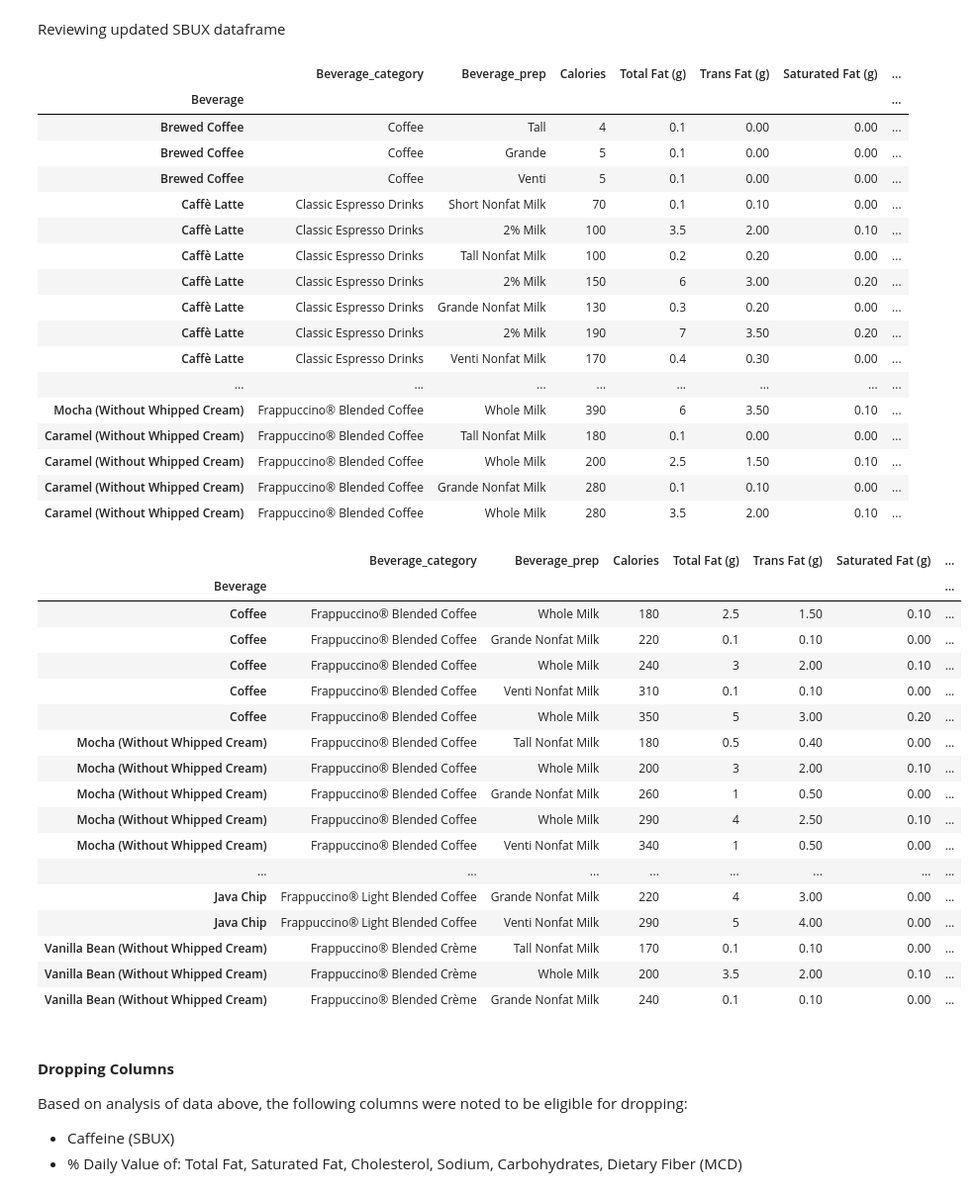
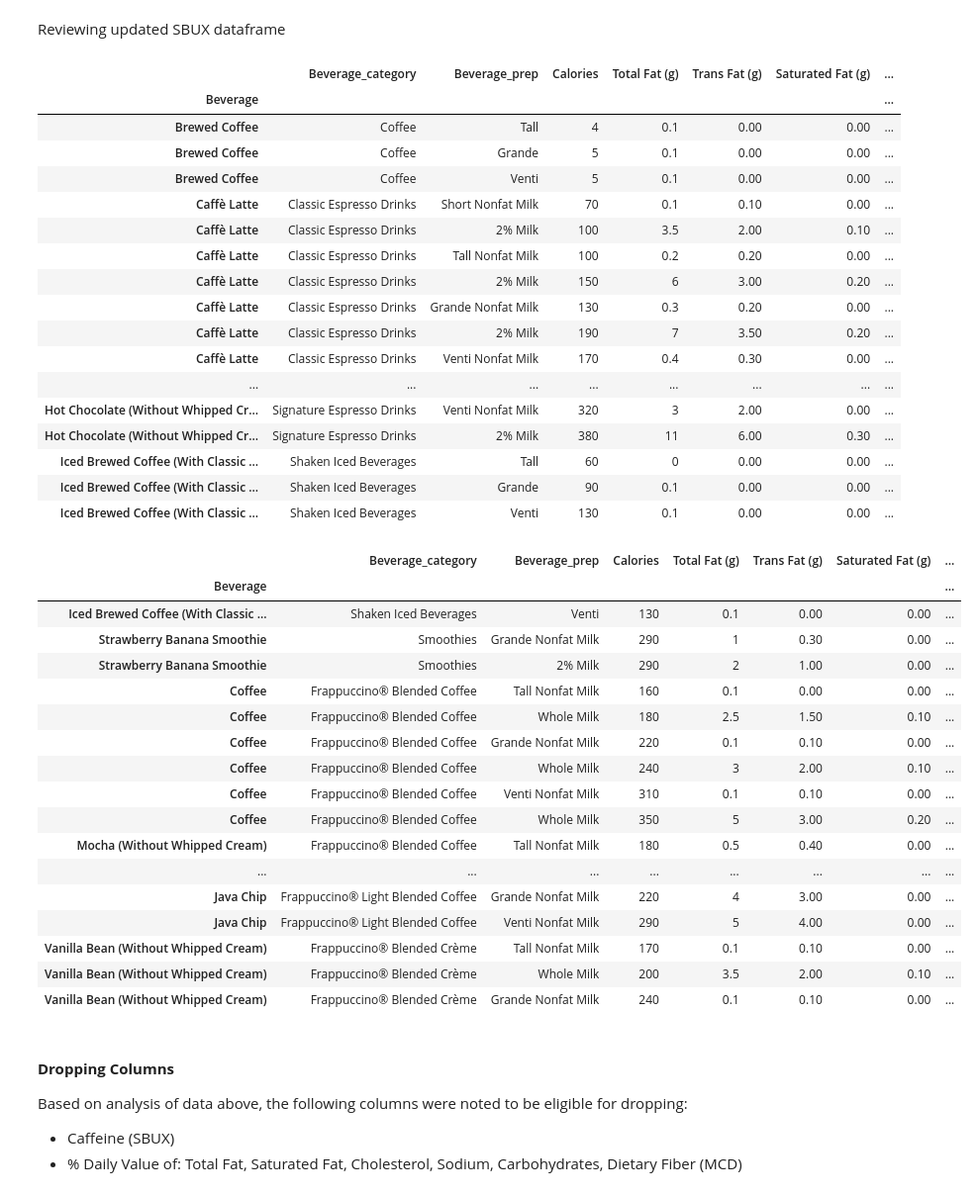
Before and after one commit to cmonjarr/AMB_Project_SP25, a Jupyter notebook: Nutrition Project/Nutrition_2025.ipynb, the cells around one changed output. Shown at 99% size. Drawn from its saved outputs; the diff is of its cells as text; code cells hidden in the pictures.

```diff
--- a/Nutrition Project/Nutrition_2025.ipynb
+++ b/Nutrition Project/Nutrition_2025.ipynb
@@ -1057,7 +1065,7 @@ Index(['Brewed Coffee', 'Caffè Latte', 'Caffè Mocha (Without Whipped Cream)',
 # %% [markdown]
 Reviewing updated SBUX dataframe
 # %%
-sbux. head(60)
+sbux. head(42)
 # %% [output]
 |  | Beverage_category | Beverage_prep | Calories | Total Fat (g) | Trans Fat (g) | Saturated Fat (g) | ... |
 | Beverage |  |  |  |  |  |  | ... |
@@ -1072,26 +1080,26 @@ sbux. head(60)
 | Caffè Latte | Classic Espresso Drinks | 2% Milk | 190 | 7 | 3.50 | 0.20 | ... |
 | Caffè Latte | Classic Espresso Drinks | Venti Nonfat Milk | 170 | 0.4 | 0.30 | 0.00 | ... |
 | ... | ... | ... | ... | ... | ... | ... | ... |
-| Mocha (Without Whipped Cream) | Frappuccino® Blended Coffee | Whole Milk | 390 | 6 | 3.50 | 0.10 | ... |
-| Caramel (Without Whipped Cream) | Frappuccino® Blended Coffee | Tall Nonfat Milk | 180 | 0.1 | 0.00 | 0.00 | ... |
-| Caramel (Without Whipped Cream) | Frappuccino® Blended Coffee | Whole Milk | 200 | 2.5 | 1.50 | 0.10 | ... |
-| Caramel (Without Whipped Cream) | Frappuccino® Blended Coffee | Grande Nonfat Milk | 280 | 0.1 | 0.10 | 0.00 | ... |
-| Caramel (Without Whipped Cream) | Frappuccino® Blended Coffee | Whole Milk | 280 | 3.5 | 2.00 | 0.10 | ... |
+| Hot Chocolate (Without Whipped Cr... | Signature Espresso Drinks | Venti Nonfat Milk | 320 | 3 | 2.00 | 0.00 | ... |
+| Hot Chocolate (Without Whipped Cr... | Signature Espresso Drinks | 2% Milk | 380 | 11 | 6.00 | 0.30 | ... |
+| Iced Brewed Coffee (With Classic ... | Shaken Iced Beverages | Tall | 60 | 0 | 0.00 | 0.00 | ... |
+| Iced Brewed Coffee (With Classic ... | Shaken Iced Beverages | Grande | 90 | 0.1 | 0.00 | 0.00 | ... |
+| Iced Brewed Coffee (With Classic ... | Shaken Iced Beverages | Venti | 130 | 0.1 | 0.00 | 0.00 | ... |
 # %%
-sbux.tail(38)
+sbux.tail(42)
 # %% [output]
 |  | Beverage_category | Beverage_prep | Calories | Total Fat (g) | Trans Fat (g) | Saturated Fat (g) | ... |
 | Beverage |  |  |  |  |  |  | ... |
+| Iced Brewed Coffee (With Classic ... | Shaken Iced Beverages | Venti | 130 | 0.1 | 0.00 | 0.00 | ... |
+| Strawberry Banana Smoothie | Smoothies | Grande Nonfat Milk | 290 | 1 | 0.30 | 0.00 | ... |
+| Strawberry Banana Smoothie | Smoothies | 2% Milk | 290 | 2 | 1.00 | 0.00 | ... |
+| Coffee | Frappuccino® Blended Coffee | Tall Nonfat Milk | 160 | 0.1 | 0.00 | 0.00 | ... |
 | Coffee | Frappuccino® Blended Coffee | Whole Milk | 180 | 2.5 | 1.50 | 0.10 | ... |
 | Coffee | Frappuccino® Blended Coffee | Grande Nonfat Milk | 220 | 0.1 | 0.10 | 0.00 | ... |
 | Coffee | Frappuccino® Blended Coffee | Whole Milk | 240 | 3 | 2.00 | 0.10 | ... |
 | Coffee | Frappuccino® Blended Coffee | Venti Nonfat Milk | 310 | 0.1 | 0.10 | 0.00 | ... |
 | Coffee | Frappuccino® Blended Coffee | Whole Milk | 350 | 5 | 3.00 | 0.20 | ... |
 | Mocha (Without Whipped Cream) | Frappuccino® Blended Coffee | Tall Nonfat Milk | 180 | 0.5 | 0.40 | 0.00 | ... |
-| Mocha (Without Whipped Cream) | Frappuccino® Blended Coffee | Whole Milk | 200 | 3 | 2.00 | 0.10 | ... |
-| Mocha (Without Whipped Cream) | Frappuccino® Blended Coffee | Grande Nonfat Milk | 260 | 1 | 0.50 | 0.00 | ... |
-| Mocha (Without Whipped Cream) | Frappuccino® Blended Coffee | Whole Milk | 290 | 4 | 2.50 | 0.10 | ... |
-| Mocha (Without Whipped Cream) | Frappuccino® Blended Coffee | Venti Nonfat Milk | 340 | 1 | 0.50 | 0.00 | ... |
 | ... | ... | ... | ... | ... | ... | ... | ... |
 | Java Chip | Frappuccino® Light Blended Coffee | Grande Nonfat Milk | 220 | 4 | 3.00 | 0.00 | ... |
 | Java Chip | Frappuccino® Light Blended Coffee | Venti Nonfat Milk | 290 | 5 | 4.00 | 0.00 | ... |
```
Also changed, not shown: parts of 26 cells of this notebook.
